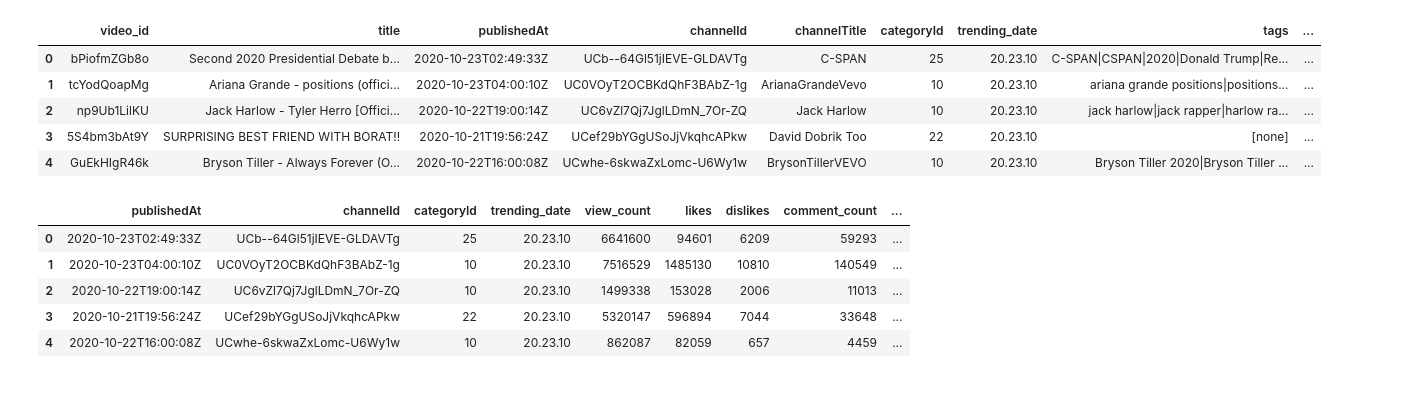
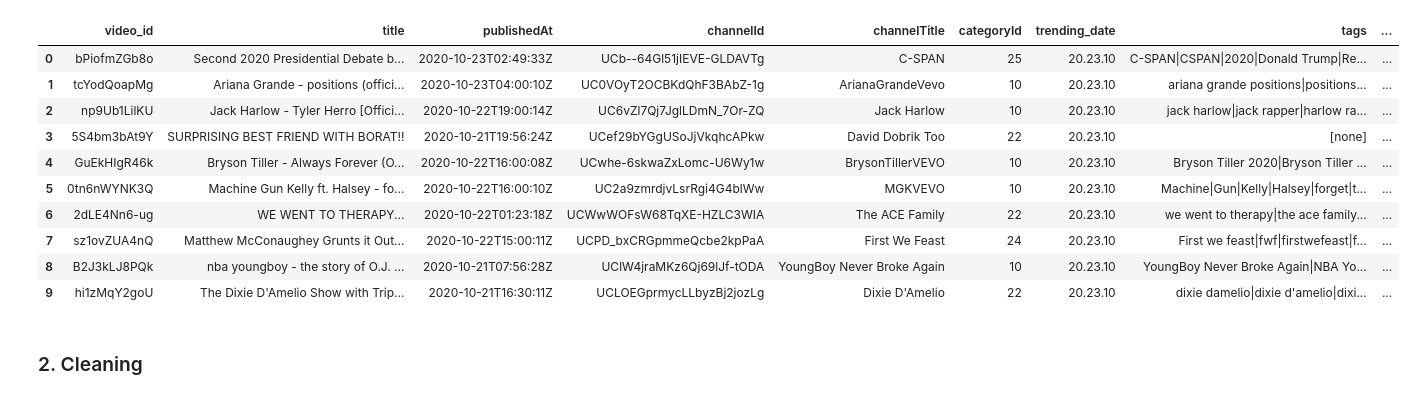
Before and after one commit to nickrwu/YouTube-Trending, a Jupyter notebook: yt-classifiers.ipynb, the cells around one changed output. Saved outputs shown, nothing was run; the diff lists cells and outputs as text; code cells hidden in the pictures.

```diff
--- a/yt-classifiers.ipynb
+++ b/yt-classifiers.ipynb
@@ -1,28 +16,35 @@
 # %%
 import pandas as pd
 import numpy as np
 import datetime as dt
 
 # Encoding and Data Split
 from sklearn.preprocessing import OneHotEncoder
 from sklearn.pipeline import Pipeline
 from sklearn.model_selection import train_test_split
-#import category_encoders as ce
+# import category_encoders as ce
 
 # Plotting Modules
 import matplotlib.pyplot as plt
 
 # Reading the stitched data
 trend_data = pd.read_csv("../YouTube-Trending/Data/INT_10.23-27.20.csv")
 # Set seed for reproducibility
 np.random.seed(0)
 
 df = trend_data.copy()
-df.head()
+df.head(10)
 # %% [output]
 |  | video_id | title | publishedAt | channelId | channelTitle | categoryId | trending_date | tags | ... |
 | 0 | bPiofmZGb8o | Second 2020 Presidential Debate b... | 2020-10-23T02:49:33Z | UCb--64Gl51jIEVE-GLDAVTg | C-SPAN | 25 | 20.23.10 | C-SPAN|CSPAN|2020|Donald Trump|Re... | ... |
 | 1 | tcYodQoapMg | Ariana Grande - positions (offici... | 2020-10-23T04:00:10Z | UC0VOyT2OCBKdQhF3BAbZ-1g | ArianaGrandeVevo | 10 | 20.23.10 | ariana grande positions|positions... | ... |
 | 2 | np9Ub1LilKU | Jack Harlow - Tyler Herro [Offici... | 2020-10-22T19:00:14Z | UC6vZl7Qj7JglLDmN_7Or-ZQ | Jack Harlow | 10 | 20.23.10 | jack harlow|jack rapper|harlow ra... | ... |
 | 3 | 5S4bm3bAt9Y | SURPRISING BEST FRIEND WITH BORAT!! | 2020-10-21T19:56:24Z | UCef29bYGgUSoJjVkqhcAPkw | David Dobrik Too | 22 | 20.23.10 | [none] | ... |
 | 4 | GuEkHIgR46k | Bryson Tiller - Always Forever (O... | 2020-10-22T16:00:08Z | UCwhe-6skwaZxLomc-U6Wy1w | BrysonTillerVEVO | 10 | 20.23.10 | Bryson Tiller 2020|Bryson Tiller ... | ... |
+| 5 | 0tn6nWYNK3Q | Machine Gun Kelly ft. Halsey - fo... | 2020-10-22T16:00:10Z | UC2a9zmrdjvLsrRgi4G4blWw | MGKVEVO | 10 | 20.23.10 | Machine|Gun|Kelly|Halsey|forget|t... | ... |
+| 6 | 2dLE4Nn6-ug | WE WENT TO THERAPY... | 2020-10-22T01:23:18Z | UCWwWOFsW68TqXE-HZLC3WIA | The ACE Family | 22 | 20.23.10 | we went to therapy|the ace family... | ... |
+| 7 | sz1ovZUA4nQ | Matthew McConaughey Grunts it Out... | 2020-10-22T15:00:11Z | UCPD_bxCRGpmmeQcbe2kpPaA | First We Feast | 24 | 20.23.10 | First we feast|fwf|firstwefeast|f... | ... |
+| 8 | B2J3kLJ8PQk | nba youngboy - the story of O.J. ... | 2020-10-21T07:56:28Z | UClW4jraMKz6Qj69lJf-tODA | YoungBoy Never Broke Again | 10 | 20.23.10 | YoungBoy Never Broke Again|NBA Yo... | ... |
+| 9 | hi1zMqY2goU | The Dixie D'Amelio Show with Trip... | 2020-10-21T16:30:11Z | UCLOEGprmycLLbyzBj2jozLg | Dixie D'Amelio | 22 | 20.23.10 | dixie damelio|dixie d'amelio|dixi... | ... |
+# %% [markdown]
+### 2. Cleaning
@@ -29,14 +71,5 @@ df.head()
 # %%
 # Dropping unneeded columns
-df.drop(columns=['channelTitle', 'video_id', 'title', 'description',
-'channelTitle', 'tags', 'thumbnail_link', 'comments_disabled',
+df.drop(columns=['channelTitle', 'channelId', 'video_id', 'title', 'description',
+'channelTitle', 'tags', 'thumbnail_link', 'comments_disabled', 'duration',
 'ratings_disabled'], axis=0, inplace=True)
-
-df.head()
-# %% [output]
-|  | publishedAt | channelId | categoryId | trending_date | view_count | likes | dislikes | comment_count | ... |
-| 0 | 2020-10-23T02:49:33Z | UCb--64Gl51jIEVE-GLDAVTg | 25 | 20.23.10 | 6641600 | 94601 | 6209 | 59293 | ... |
-| 1 | 2020-10-23T04:00:10Z | UC0VOyT2OCBKdQhF3BAbZ-1g | 10 | 20.23.10 | 7516529 | 1485130 | 10810 | 140549 | ... |
-| 2 | 2020-10-22T19:00:14Z | UC6vZl7Qj7JglLDmN_7Or-ZQ | 10 | 20.23.10 | 1499338 | 153028 | 2006 | 11013 | ... |
-| 3 | 2020-10-21T19:56:24Z | UCef29bYGgUSoJjVkqhcAPkw | 22 | 20.23.10 | 5320147 | 596894 | 7044 | 33648 | ... |
-| 4 | 2020-10-22T16:00:08Z | UCwhe-6skwaZxLomc-U6Wy1w | 10 | 20.23.10 | 862087 | 82059 | 657 | 4459 | ... |
```
Also changed, not shown: parts of 9 cells of this notebook.
